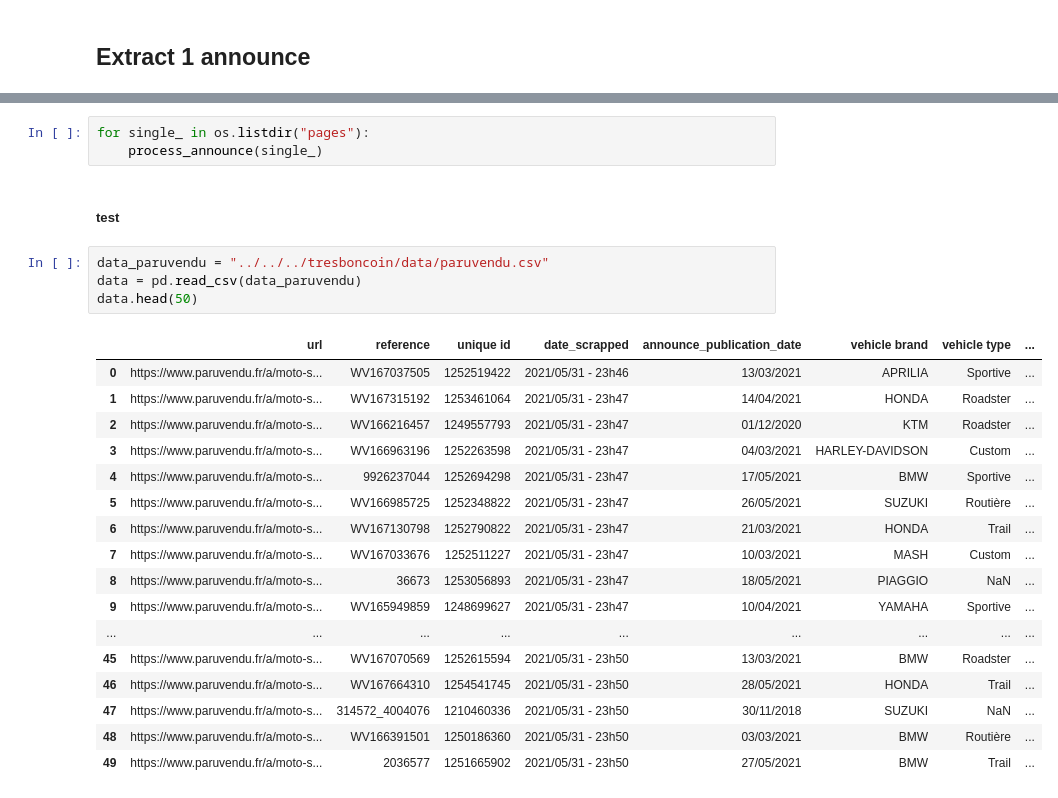
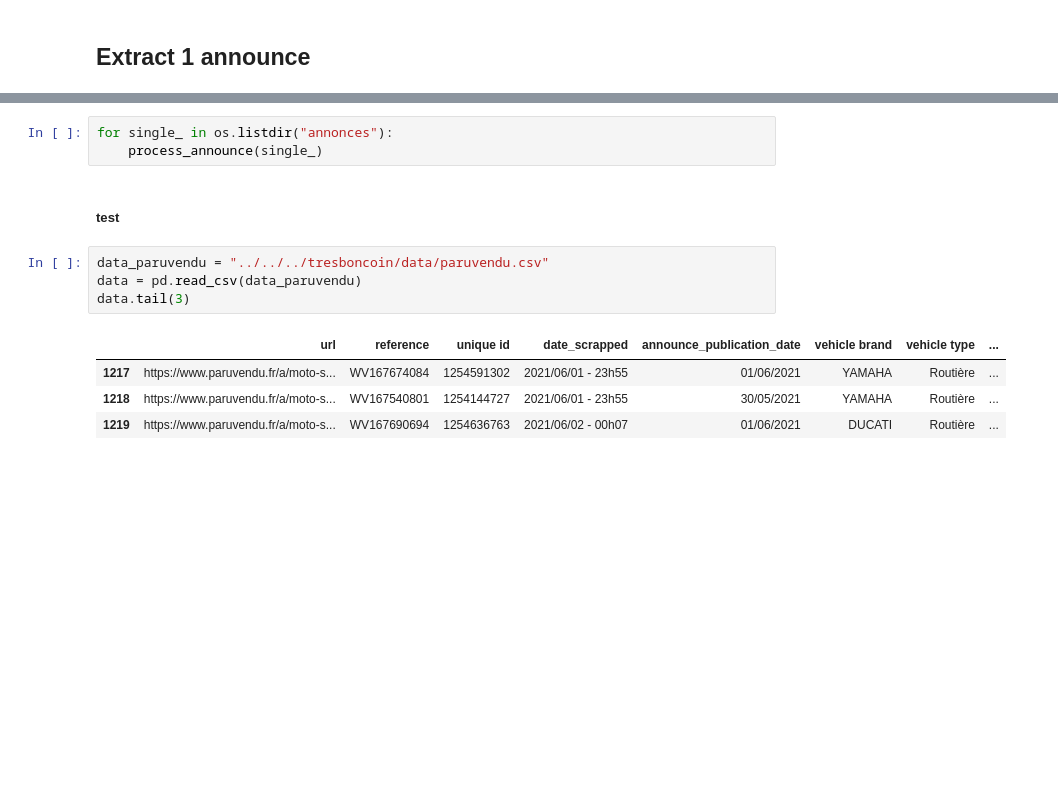
Before and after one commit to AnthonyDF/tresboncoin, a Jupyter notebook: notebooks/victor/paruvendu/paruvendu.ipynb, the cells around one changed output, grey strips where cells are left out. Cells and saved outputs as stored; diff of their text form; blank space fills up the shorter version.

```diff
--- a/notebooks/victor/paruvendu/paruvendu.ipynb
+++ b/notebooks/victor/paruvendu/paruvendu.ipynb
@@ -763,31 +851,18 @@ def process_announce(file_name):
     return
 # %%
-for single_ in os.listdir("pages"):
+for single_ in os.listdir("annonces"):
     process_announce(single_)
 # %% [markdown]
 ##### test
 # %%
 data_paruvendu = "../../../tresboncoin/data/paruvendu.csv"
 data = pd.read_csv(data_paruvendu)
-data.head(50)
+data.tail(3)
 # %% [output]
 |  | url | reference | unique id | date_scrapped | announce_publication_date | vehicle brand | vehicle type | ... |
-| 0 | https://www.paruvendu.fr/a/moto-s... | WV167037505 | 1252519422 | 2021/05/31 - 23h46 | 13/03/2021 | APRILIA | Sportive | ... |
-| 1 | https://www.paruvendu.fr/a/moto-s... | WV167315192 | 1253461064 | 2021/05/31 - 23h47 | 14/04/2021 | HONDA | Roadster | ... |
-| 2 | https://www.paruvendu.fr/a/moto-s... | WV166216457 | 1249557793 | 2021/05/31 - 23h47 | 01/12/2020 | KTM | Roadster | ... |
-| 3 | https://www.paruvendu.fr/a/moto-s... | WV166963196 | 1252263598 | 2021/05/31 - 23h47 | 04/03/2021 | HARLEY-DAVIDSON | Custom | ... |
-| 4 | https://www.paruvendu.fr/a/moto-s... | 9926237044 | 1252694298 | 2021/05/31 - 23h47 | 17/05/2021 | BMW | Sportive | ... |
-| 5 | https://www.paruvendu.fr/a/moto-s... | WV166985725 | 1252348822 | 2021/05/31 - 23h47 | 26/05/2021 | SUZUKI | Routière | ... |
-| 6 | https://www.paruvendu.fr/a/moto-s... | WV167130798 | 1252790822 | 2021/05/31 - 23h47 | 21/03/2021 | HONDA | Trail | ... |
-| 7 | https://www.paruvendu.fr/a/moto-s... | WV167033676 | 1252511227 | 2021/05/31 - 23h47 | 10/03/2021 | MASH | Custom | ... |
-| 8 | https://www.paruvendu.fr/a/moto-s... | 36673 | 1253056893 | 2021/05/31 - 23h47 | 18/05/2021 | PIAGGIO | NaN | ... |
-| 9 | https://www.paruvendu.fr/a/moto-s... | WV165949859 | 1248699627 | 2021/05/31 - 23h47 | 10/04/2021 | YAMAHA | Sportive | ... |
-| ... | ... | ... | ... | ... | ... | ... | ... | ... |
-| 45 | https://www.paruvendu.fr/a/moto-s... | WV167070569 | 1252615594 | 2021/05/31 - 23h50 | 13/03/2021 | BMW | Roadster | ... |
-| 46 | https://www.paruvendu.fr/a/moto-s... | WV167664310 | 1254541745 | 2021/05/31 - 23h50 | 28/05/2021 | HONDA | Trail | ... |
-| 47 | https://www.paruvendu.fr/a/moto-s... | 314572_4004076 | 1210460336 | 2021/05/31 - 23h50 | 30/11/2018 | SUZUKI | NaN | ... |
-| 48 | https://www.paruvendu.fr/a/moto-s... | WV166391501 | 1250186360 | 2021/05/31 - 23h50 | 03/03/2021 | BMW | Routière | ... |
-| 49 | https://www.paruvendu.fr/a/moto-s... | 2036577 | 1251665902 | 2021/05/31 - 23h50 | 27/05/2021 | BMW | Trail | ... |
+| 1217 | https://www.paruvendu.fr/a/moto-s... | WV167674084 | 1254591302 | 2021/06/01 - 23h55 | 01/06/2021 | YAMAHA | Routière | ... |
+| 1218 | https://www.paruvendu.fr/a/moto-s... | WV167540801 | 1254144727 | 2021/06/01 - 23h55 | 30/05/2021 | YAMAHA | Routière | ... |
+| 1219 | https://www.paruvendu.fr/a/moto-s... | WV167690694 | 1254636763 | 2021/06/02 - 00h07 | 01/06/2021 | DUCATI | Routière | ... |
 # %%
 data.shape
 # %% [output]
```
Also changed, not shown: parts of 28 cells of this notebook, 6 other files.
